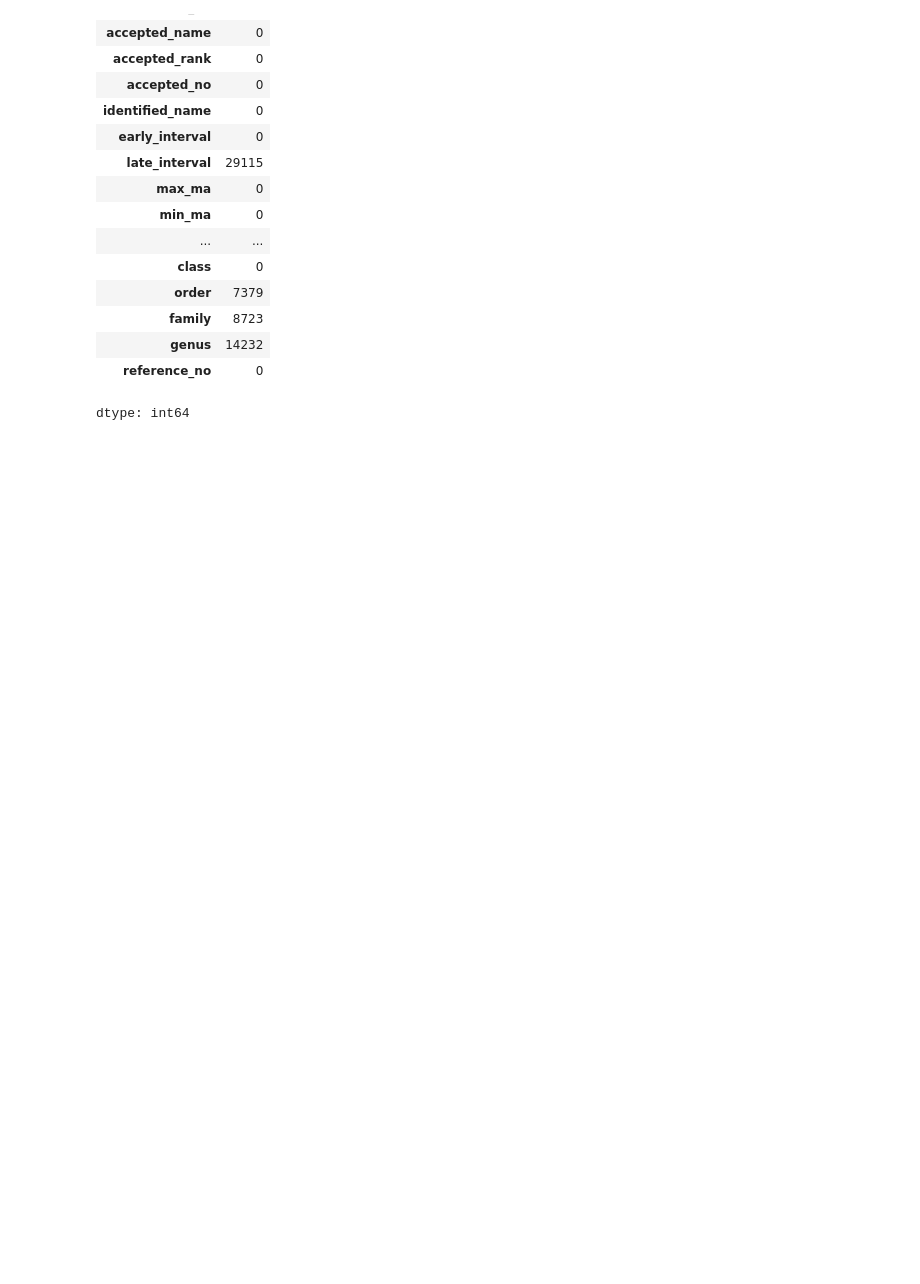
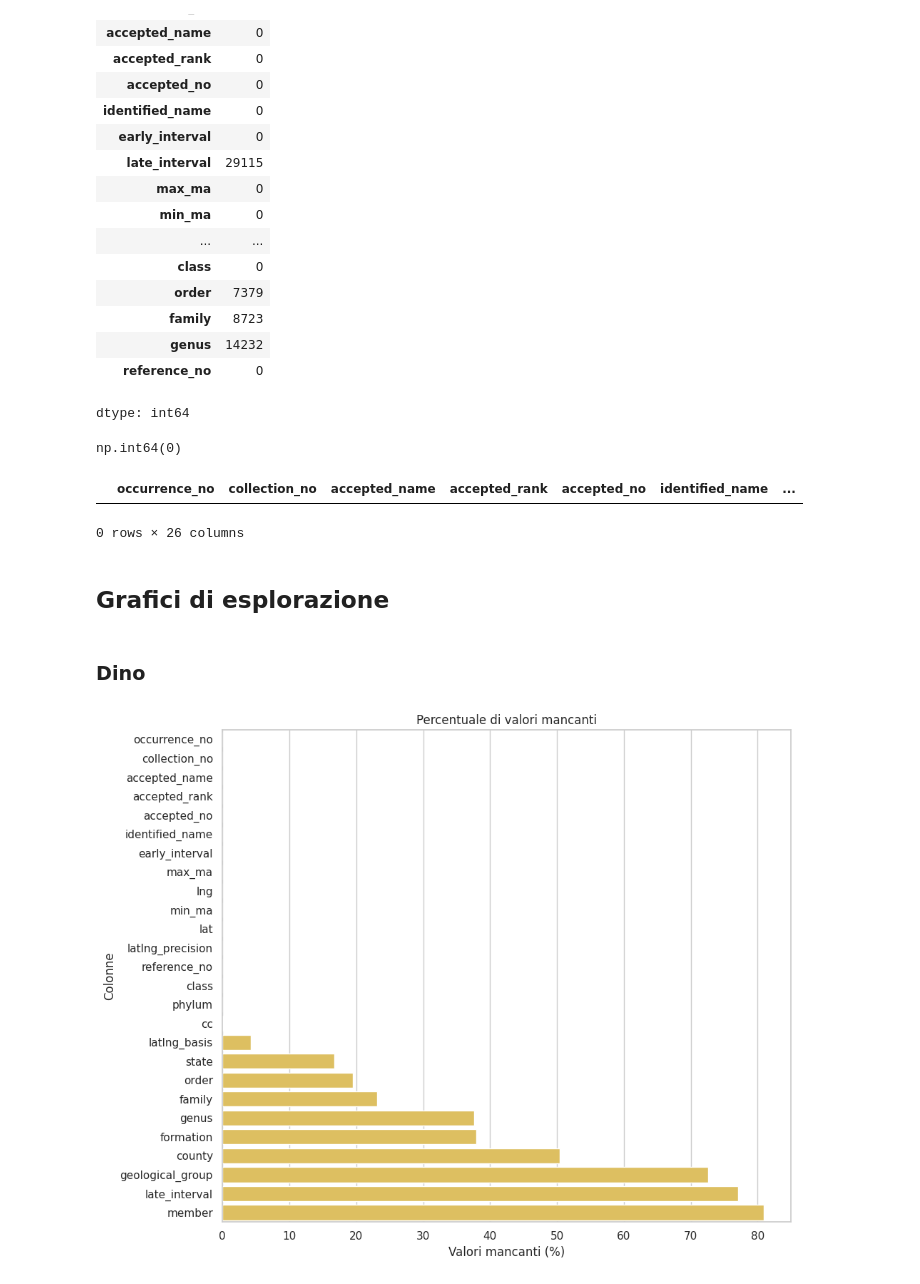
Before and after one commit to Valdan-D/remorse, a Jupyter notebook: Lorenzo.ipynb, the cells around one changed output. Saved outputs shown, nothing was run; the diff lists cells and outputs as text; code cells hidden in the pictures; blank space fills up the shorter version.

```diff
--- a/Lorenzo.ipynb
+++ b/Lorenzo.ipynb
@@ -178,3 +178,44 @@ df_dino_clean.isna().sum()
 | genus | 14232 |
 | reference_no | 0 |
 dtype: int64
+# %%
+df_dino_clean.duplicated().sum()
+# %% [output]
+np.int64(0)
+# %%
+coordinate_non_valide = df_dino_clean[
+    (df_dino_clean["lat"].notna() & ~df_dino_clean["lat"].between(-90, 90)) |
+    (df_dino_clean["lng"].notna() & ~df_dino_clean["lng"].between(-180, 180))
+]
+coordinate_non_valide
+# %% [output]
+|  | occurrence_no | collection_no | accepted_name | accepted_rank | accepted_no | identified_name | ... |
+0 rows × 26 columns
+# %% [markdown]
+## Grafici di esplorazione
+# %% [markdown]
+### Dino
+# %%
+# 1. Colori e stile comune
+giallo = "#F2C94C"
+verde = "#2E7D32"
+
+sns.set_theme(style="whitegrid")
+sns.set_palette([giallo, verde])
+# %%
+# 2. Percentuale di valori mancanti
+valori_mancanti_dino = (df_dino_clean.isna().mean() * 100).sort_values()
+
+plt.figure(figsize=(10, 8))
+sns.barplot(
+    x=valori_mancanti_dino.values,
+    y=valori_mancanti_dino.index,
+    color=giallo
+)
+plt.title("Percentuale di valori mancanti")
+plt.xlabel("Valori mancanti (%)")
+plt.ylabel("Colonne")
+plt.tight_layout()
+plt.show()
+# %% [output]
+[figure, added]
```
Also changed, not shown: parts of 36 cells of this notebook.
